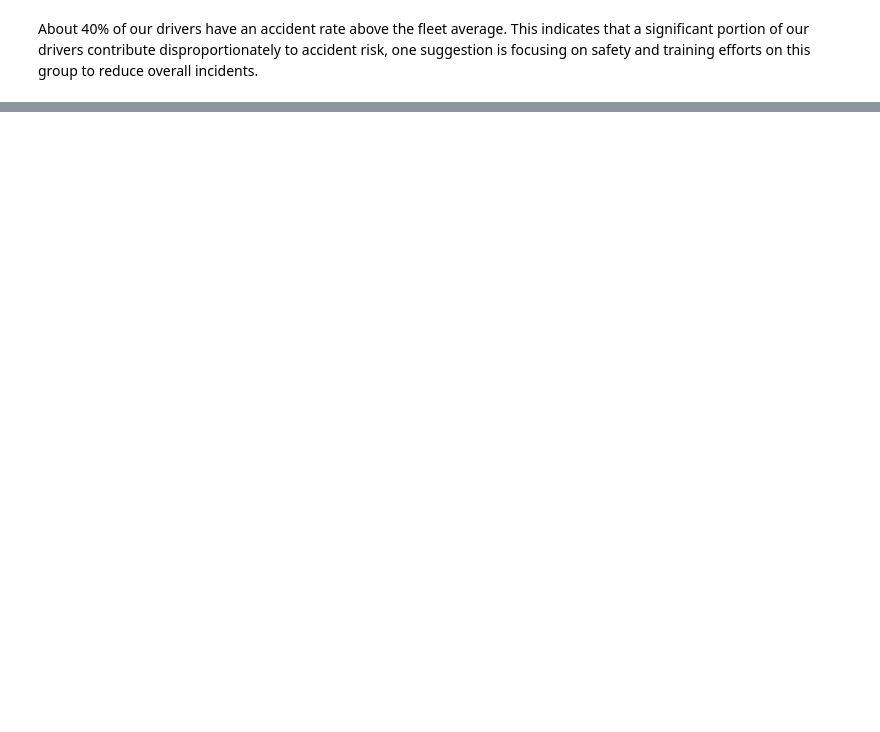
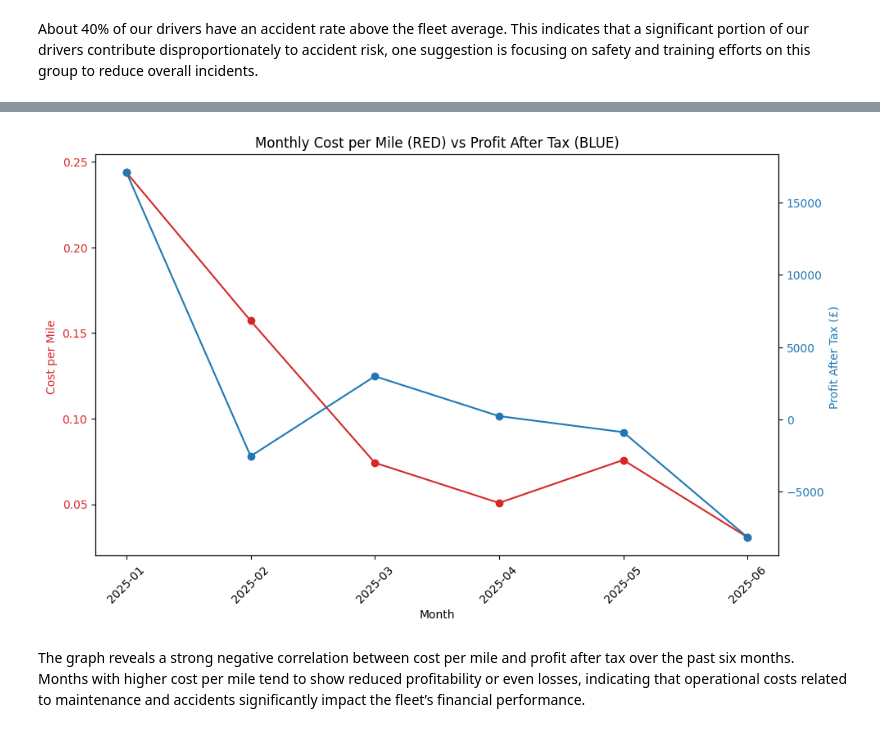
Before and after one commit to Barahow/fleet-telemetrics-analysis, a Jupyter notebook: notebooks/eda/exploratory_analysis.ipynb, the cells around one changed output, grey strips where cells are left out. Saved outputs shown, nothing was run; the diff lists cells and outputs as text; code cells hidden in the pictures; blank space fills up the shorter version.

```diff
--- a/notebooks/eda/exploratory_analysis.ipynb
+++ b/notebooks/eda/exploratory_analysis.ipynb
@@ -387,0 +607,14 @@ This indicates that a significant portion of our drivers contribute disproportio
+# %%
+trip_logs_df['start_ts']= pd.to_datetime(trip_logs_df['start_ts'],errors='coerce')
+
+monthly_mileage = (
+    trip_logs_df
+    .assign(Month=trip_logs_df['start_ts'].dt.to_period('M'))
+    .groupby('Month')['distance_miles']
+    .sum()
+    .reset_index()
+    .rename(columns={'distance_miles': 'monthly_mileage'})
+)
+
+
+monthly_mileage.head()
@@ -387,0 +631,3 @@ This indicates that a significant portion of our drivers contribute disproportio
+# %%
+vehicle_profit_result.columns
+vehicle_profit_result['Month'] = pd.to_datetime(vehicle_profit_result['event_date']).dt.to_period('M')
@@ -387,0 +682,9 @@ This indicates that a significant portion of our drivers contribute disproportio
+# %%
+financial_data_df['Month'] = financial_data_df['Month'].astype(str)
+merge_results['Month'] = merge_results['Month'].astype(str)
+
+# Merge on Month
+combined_df = pd.merge(financial_data_df, merge_results, on='Month', how='inner')
+
+# Check the combined table
+print(combined_df[['Month', 'cost_per_mile', 'Profit_After_Tax']])
@@ -387,0 +699,21 @@ This indicates that a significant portion of our drivers contribute disproportio
+# %%
+fig, ax1 = plt.subplots(figsize=(10,6))
+
+ax1.set_xlabel('Month')
+ax1.set_ylabel('Cost per Mile ', color='tab:red')
+ax1.plot(combined_df['Month'], combined_df['cost_per_mile'], color='tab:red', marker='o', label='Cost per Mile')
+ax1.tick_params(axis='y', labelcolor='tab:red')
+plt.xticks(rotation=45)
+
+ax2 = ax1.twinx()
+ax2.set_ylabel('Profit After Tax (£) ', color='tab:blue')
+ax2.plot(combined_df['Month'], combined_df['Profit_After_Tax'], color='tab:blue', marker='o', label='Profit After Tax')
+ax2.tick_params(axis='y', labelcolor='tab:blue')
+
+fig.tight_layout()
+plt.title('Monthly Cost per Mile (RED) vs Profit After Tax (BLUE)')
+plt.show()
+# %% [output]
+[figure, added]
+# %% [markdown]
+The graph reveals a strong negative correlation between cost per mile and profit after tax over the past six months. Months with higher cost per mile tend to show reduced profitability or even losses, indicating that operational costs related to maintenance and accidents significantly impact the fleet’s financial performance.
```
Also changed, not shown: parts of 34 cells of this notebook, 1 other file.
